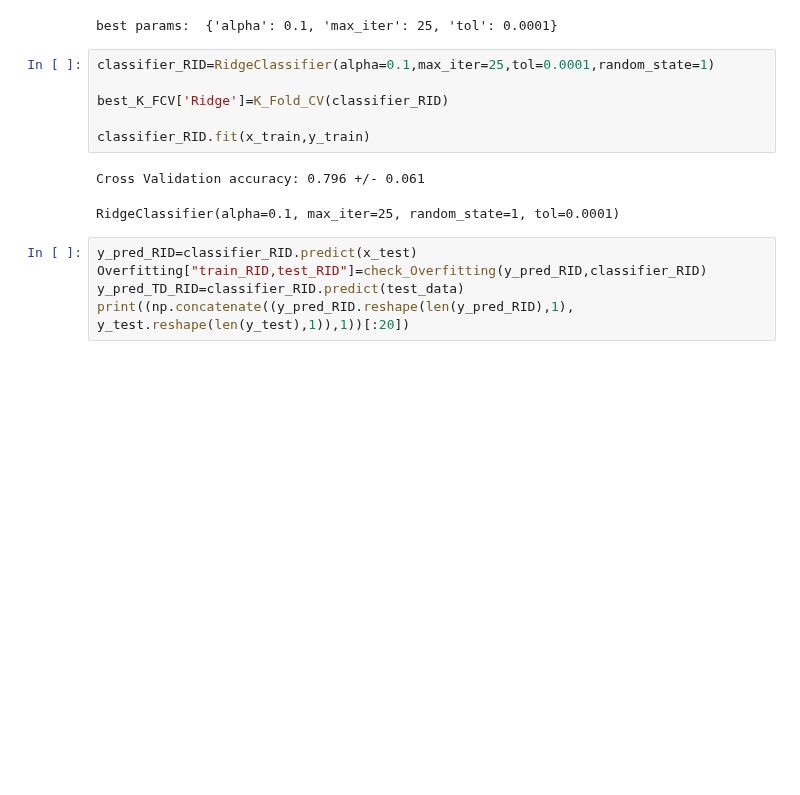
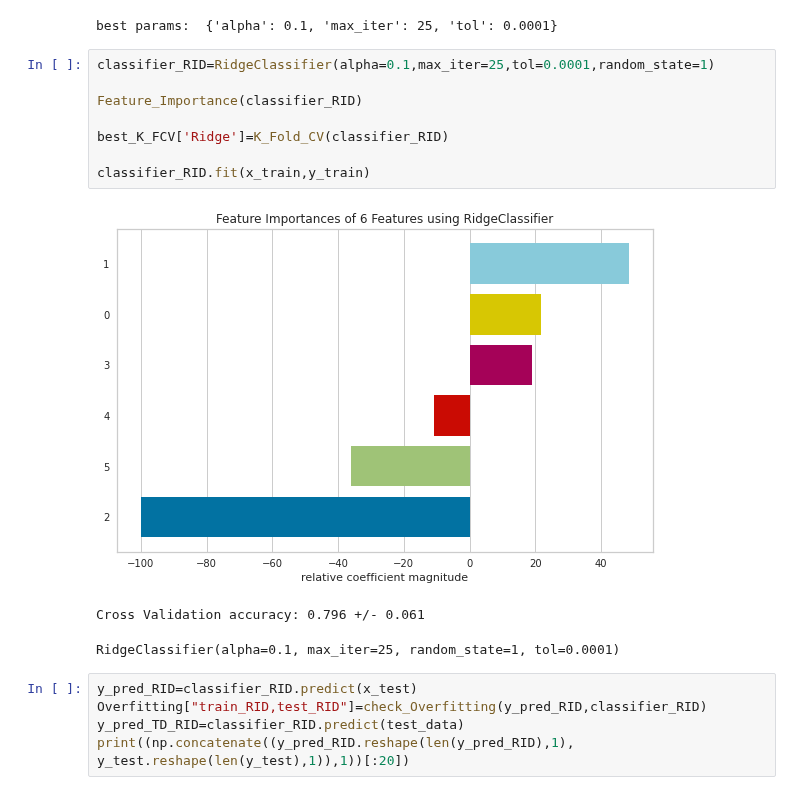
Before and after one commit to DiaaEssam/Titanic-Machine-Learning-from-Disaster, a Jupyter notebook: titanic-problem.ipynb, the cells around one changed output. Drawn from its saved outputs; the diff is of its cells as text; blank space fills up the shorter version.

```diff
--- a/titanic-problem.ipynb
+++ b/titanic-problem.ipynb
@@ -535,11 +546,14 @@ best_param(RidgeClassifier(random_state=1),param_grid)
 best params:  {'alpha': 0.1, 'max_iter': 25, 'tol': 0.0001}
 # %%
 classifier_RID=RidgeClassifier(alpha=0.1,max_iter=25,tol=0.0001,random_state=1)
+
+Feature_Importance(classifier_RID)
 
 best_K_FCV['Ridge']=K_Fold_CV(classifier_RID)
 
 classifier_RID.fit(x_train,y_train)
 # %% [output]
+[figure, added]
 Cross Validation accuracy: 0.796 +/- 0.061
 RidgeClassifier(alpha=0.1, max_iter=25, random_state=1, tol=0.0001)
 # %%
```
Also changed, not shown: parts of 16 cells of this notebook.
